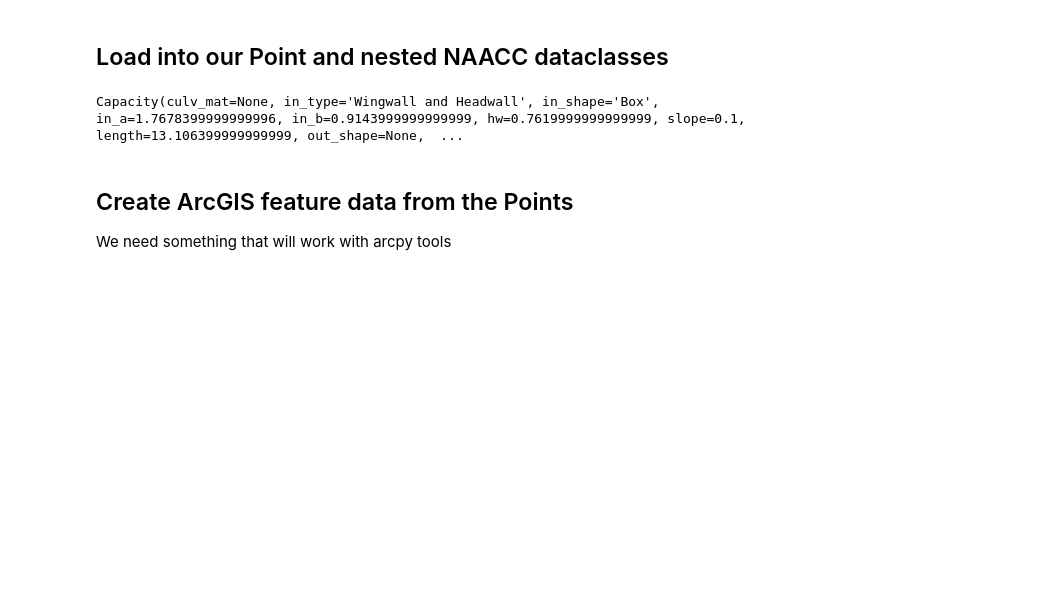
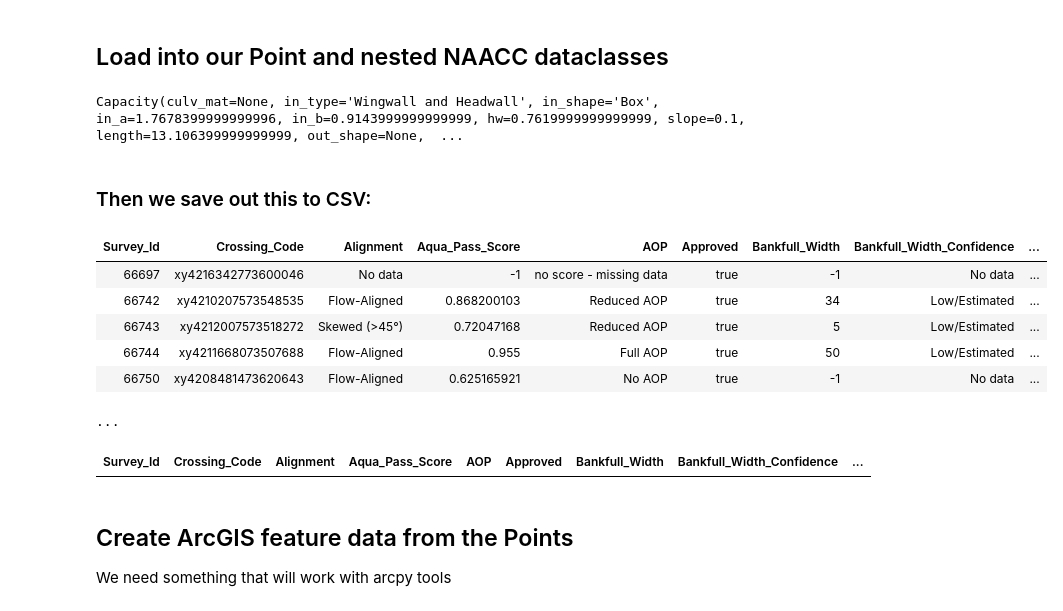
Before and after one commit to civicmapper/culvert-toolkit, a Jupyter notebook: notebooks/Data Modeling - NAACC.ipynb, the cells around one changed output. Saved outputs shown, nothing was run; the diff lists cells and outputs as text; code cells hidden in the pictures; blank space fills up the shorter version.

```diff
--- a/notebooks/Data Modeling - NAACC.ipynb
+++ b/notebooks/Data Modeling - NAACC.ipynb
@@ -919,6 +919,22 @@ for idx, r in enumerate(list(etl.dicts(hydrated_table))):
 points[10].capacity
 # %% [output]
 Capacity(culv_mat=None, in_type='Wingwall and Headwall', in_shape='Box', in_a=1.7678399999999996, in_b=0.9143999999999999, hw=0.7619999999999999, slope=0.1, length=13.106399999999999, out_shape=None,  ...
+# %% [markdown]
+### Then we save out this to CSV:
+# %%
+hydrated_table
+# %% [output]
+| Survey_Id | Crossing_Code | Alignment | Aqua_Pass_Score | AOP | Approved | Bankfull_Width | Bankfull_Width_Confidence | ... |
+| 66697 | xy4216342773600046 | No data | -1 | no score - missing data | true | -1 | No data | ... |
+| 66742 | xy4210207573548535 | Flow-Aligned | 0.868200103 | Reduced AOP | true | 34 | Low/Estimated | ... |
+| 66743 | xy4212007573518272 | Skewed (>45°) | 0.72047168 | Reduced AOP | true | 5 | Low/Estimated | ... |
+| 66744 | xy4211668073507688 | Flow-Aligned | 0.955 | Full AOP | true | 50 | Low/Estimated | ... |
+| 66750 | xy4208481473620643 | Flow-Aligned | 0.625165921 | No AOP | true | -1 | No data | ... |
+...
+# %%
+etl.selectne(hydrated_table, 'comments', [])
+# %% [output]
+| Survey_Id | Crossing_Code | Alignment | Aqua_Pass_Score | AOP | Approved | Bankfull_Width | Bankfull_Width_Confidence | ... |
 # %% [markdown]
 ## Create ArcGIS feature data from the Points
 
```
Also changed, not shown: parts of 2 cells of this notebook, 12 other files.
